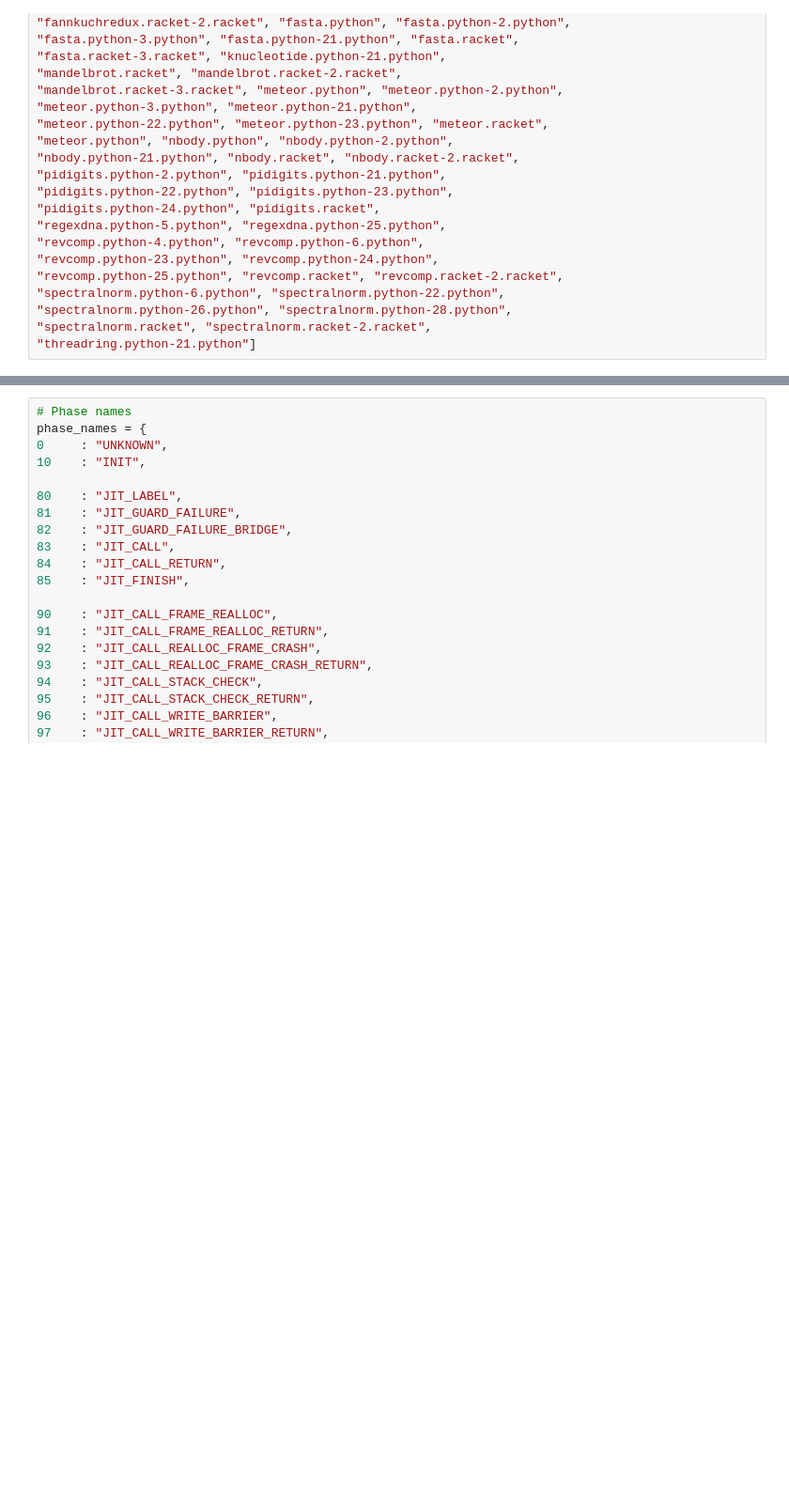
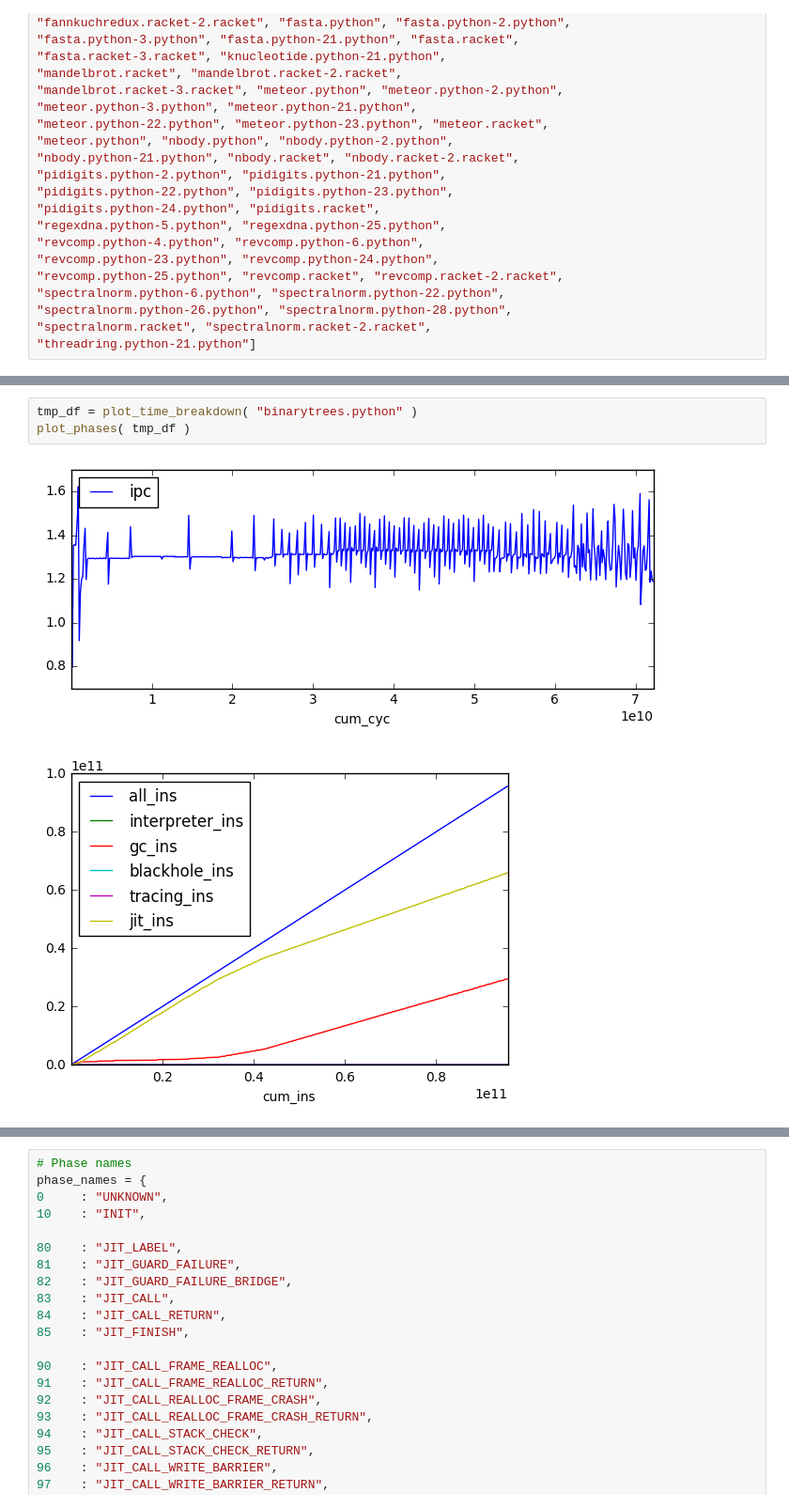
Before and after one commit to cornell-brg/metatracing-workload-characterization, a Jupyter notebook: ipython-notebooks/perf_counters.ipynb, the cells around one changed output, grey strips where cells are left out. Shown at 94% size. Saved outputs shown, nothing was run; the diff lists cells and outputs as text; blank space fills up the shorter version.

```diff
--- a/ipython-notebooks/perf_counters.ipynb
+++ b/ipython-notebooks/perf_counters.ipynb
@@ -63,0 +143,6 @@ df
+# %%
+tmp_df = plot_time_breakdown( "binarytrees.python" )
+plot_phases( tmp_df )
+# %% [output]
+[figure, added]
+[figure, added]
```
Also changed, not shown: parts of 25 cells of this notebook, 3 other files.
